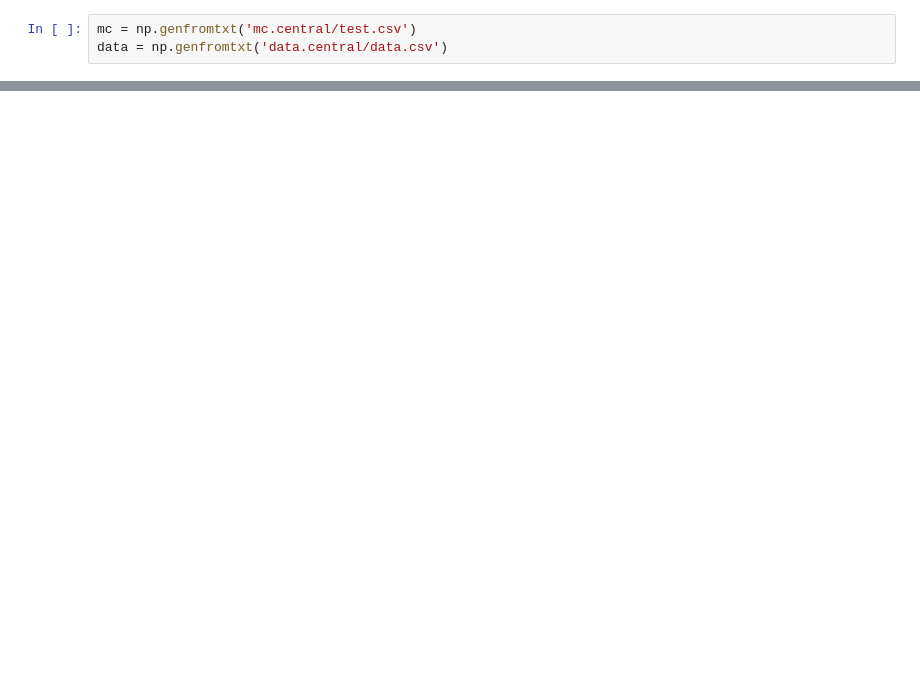
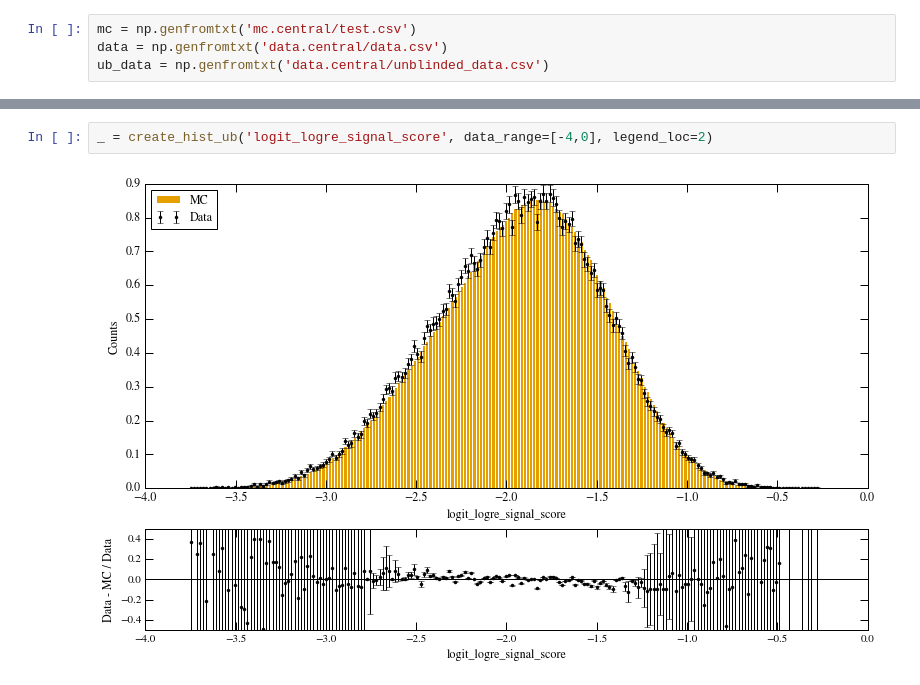
Before and after one commit to jkim-/bdtaunu_signal_extraction, a Jupyter notebook: data/data_mc_residual.ipynb, the cells around one changed output, grey strips where cells are left out. Drawn from its saved outputs; the diff is of its cells as text; blank space fills up the shorter version.

```diff
--- a/data/data_mc_residual.ipynb
+++ b/data/data_mc_residual.ipynb
@@ -7,6 +9,7 @@ from matplotlib import colors
 # %%
 mc = np.genfromtxt('mc.central/test.csv')
 data = np.genfromtxt('data.central/data.csv')
+ub_data = np.genfromtxt('data.central/unblinded_data.csv')
 # %%
 # Global variables for plotting
 weight_col_names = ['weight', 'lumi_weight', 'brf_correction_weight', 'cln_weight', 'llswb1_weight', 'llswb2_weight']
@@ -112,3 +207,7 @@ _ = create_hist('logit_logre_signal_score', data_range=[-4,0], legend_loc=2)
+# %%
+_ = create_hist_ub('logit_logre_signal_score', data_range=[-4,0], legend_loc=2)
+# %% [output]
+[figure, added]
 # %%
 _ = create_hist('logit_logre_dstartau_score', data_range=[-2,2])
 # %% [output]
```
Also changed, not shown: parts of 7 cells of this notebook.
